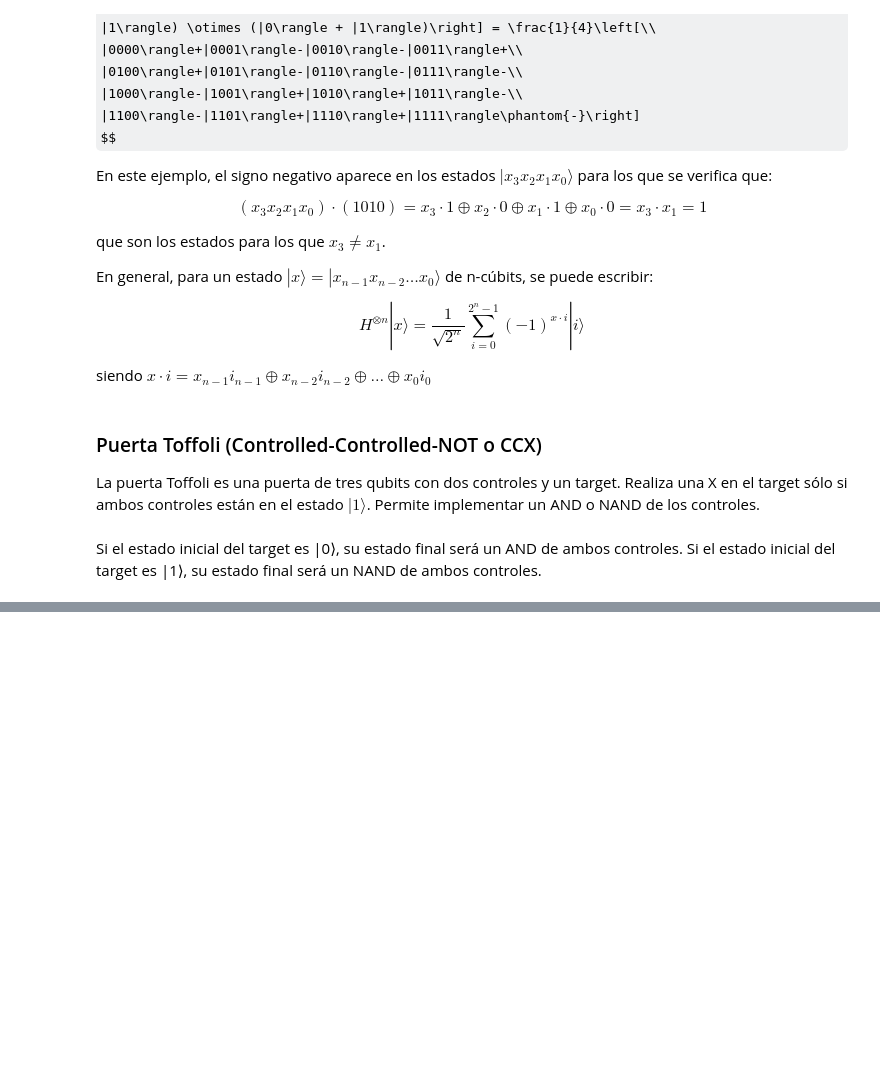
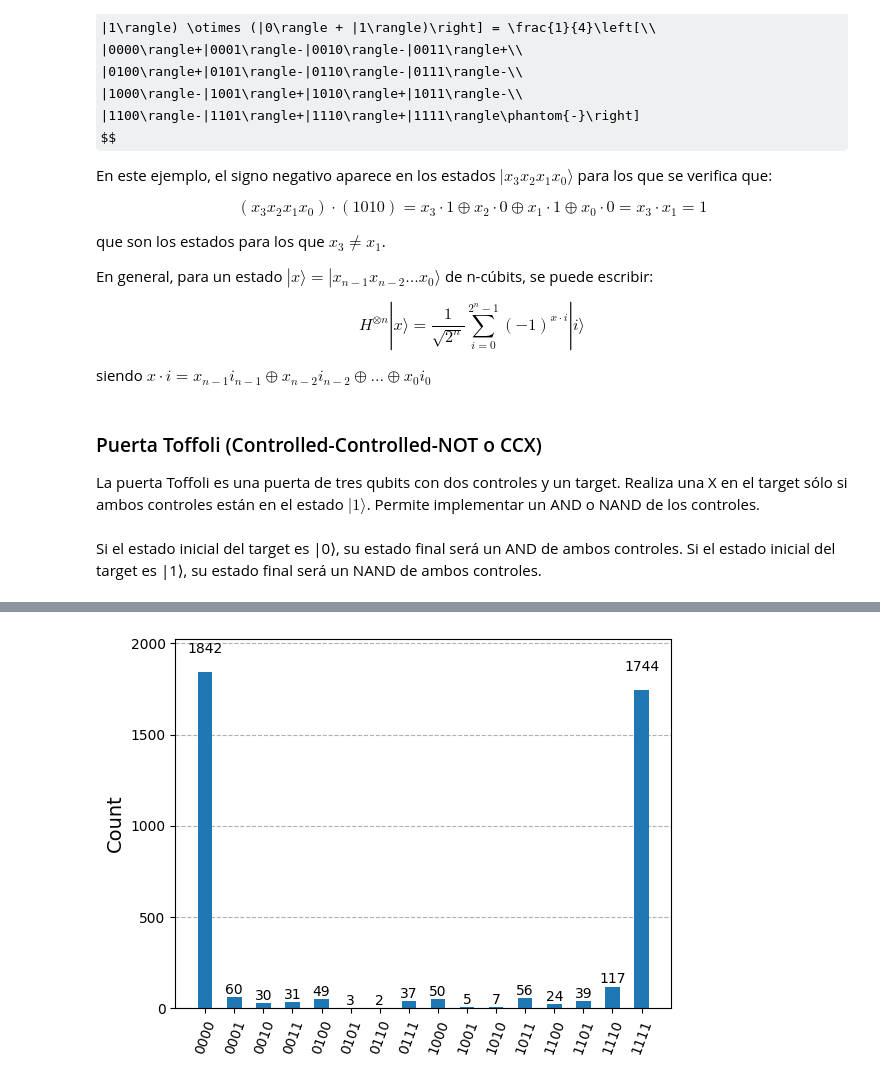
Before and after one commit to tarabelo/2024-VIU-Quantum, a Jupyter notebook: Puertas cuánticas.ipynb, the cells around one changed output, grey strips where cells are left out. Saved outputs shown, nothing was run; the diff lists cells and outputs as text; code cells hidden in the pictures; some formulas as TeX source; blank space fills up the shorter version.

```diff
--- a/Puertas cuánticas.ipynb
+++ b/Puertas cuánticas.ipynb
@@ -1158,0 +1270,10 @@ qc.draw('mpl')
+# %%
+job_id = "csezz853dkhg008zpm10"
+
+job = service.job(job_id)
+# %%
+from qiskit.visualization import plot_histogram
+muestras = job.result()[0].data.c.get_counts()
+plot_histogram(muestras)
+# %% [output]
+[figure, added]
```
Also changed, not shown: parts of 22 cells of this notebook.
